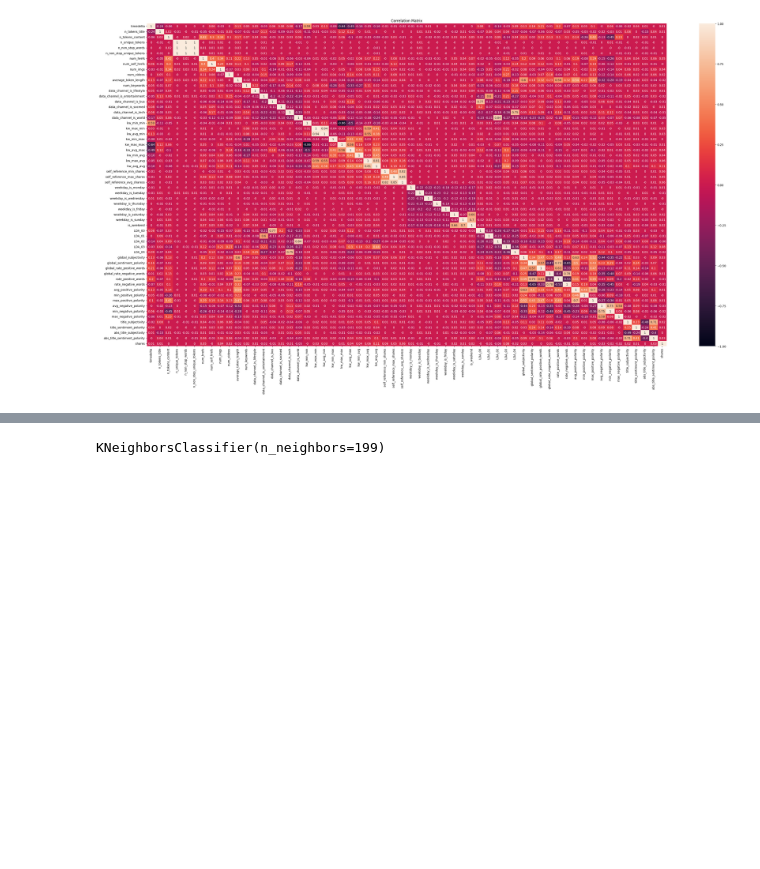
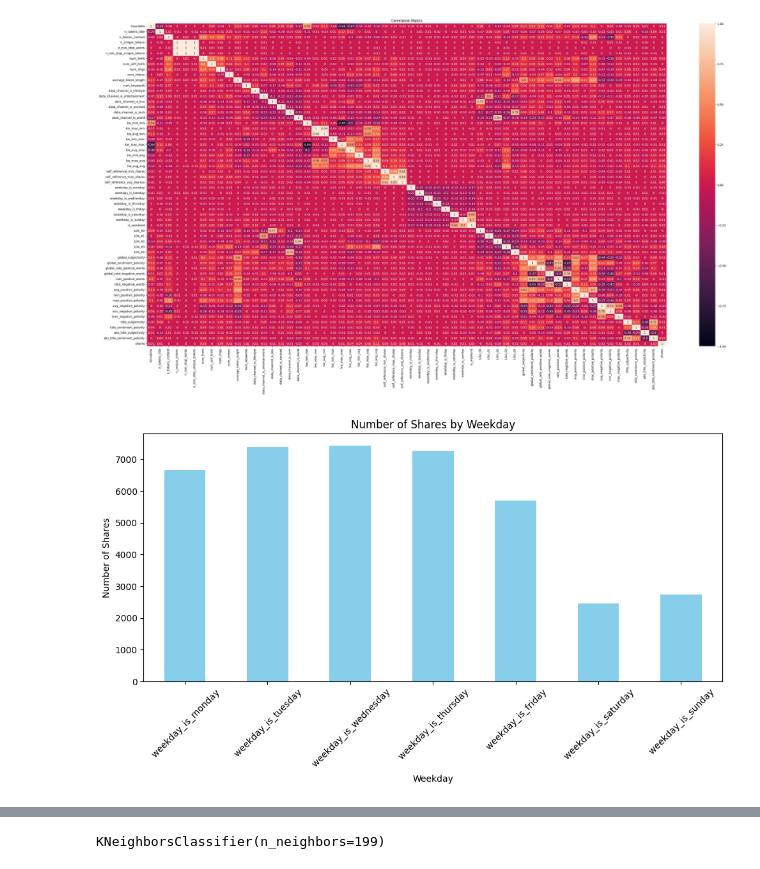
Before and after one commit to michaeljf00/applied_analytics_and_predictive_modeling, a Jupyter notebook: case_study_3.ipynb, the cells around one changed output, grey strips where cells are left out. Saved outputs shown, nothing was run; the diff lists cells and outputs as text; code cells hidden in the pictures; blank space fills up the shorter version.

```diff
--- a/case_study_3.ipynb
+++ b/case_study_3.ipynb
@@ -53,3 +65,20 @@ heatmap.set_title("Correlation Matrix")
 # %% [output]
 Text(0.5, 1.0, 'Correlation Matrix')
 [figure]
+# %%
+plt.figure(figsize=(10, 6))
+pd.DataFrame(online_news_popularity, columns=[' weekday_is_monday',
+    ' weekday_is_tuesday',
+    ' weekday_is_wednesday',
+    ' weekday_is_thursday',
+    ' weekday_is_friday',
+    ' weekday_is_saturday',
+    ' weekday_is_sunday']).sum().plot(kind='bar', color='skyblue')
+plt.title('Number of Shares by Weekday')
+plt.xlabel('Weekday')
+plt.ylabel('Number of Shares')
+plt.xticks(rotation=45)
+plt.tight_layout()
+plt.show()
+# %% [output]
+[figure, added]
```
Also changed, not shown: parts of 14 cells of this notebook, 1 other file.
